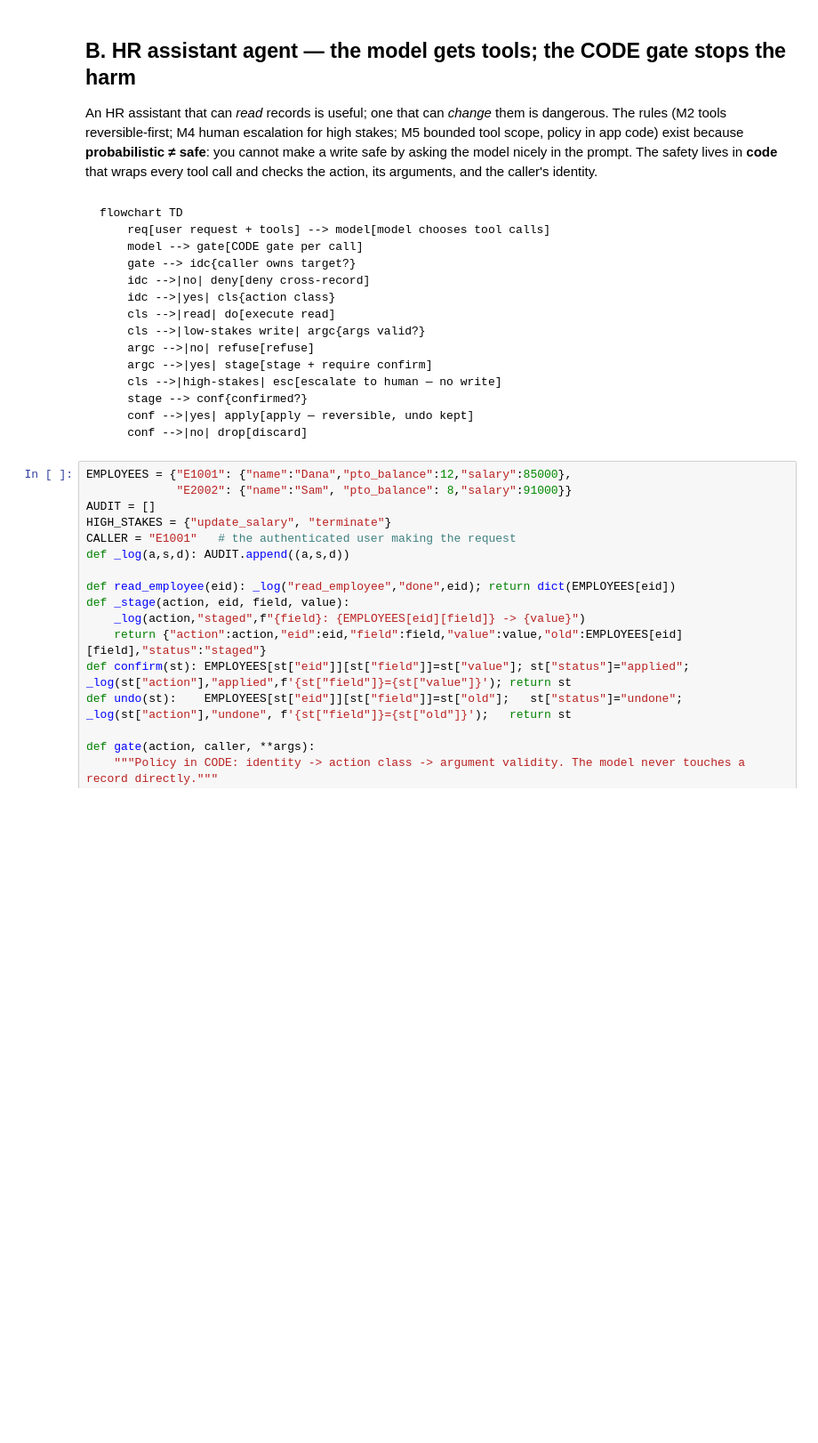
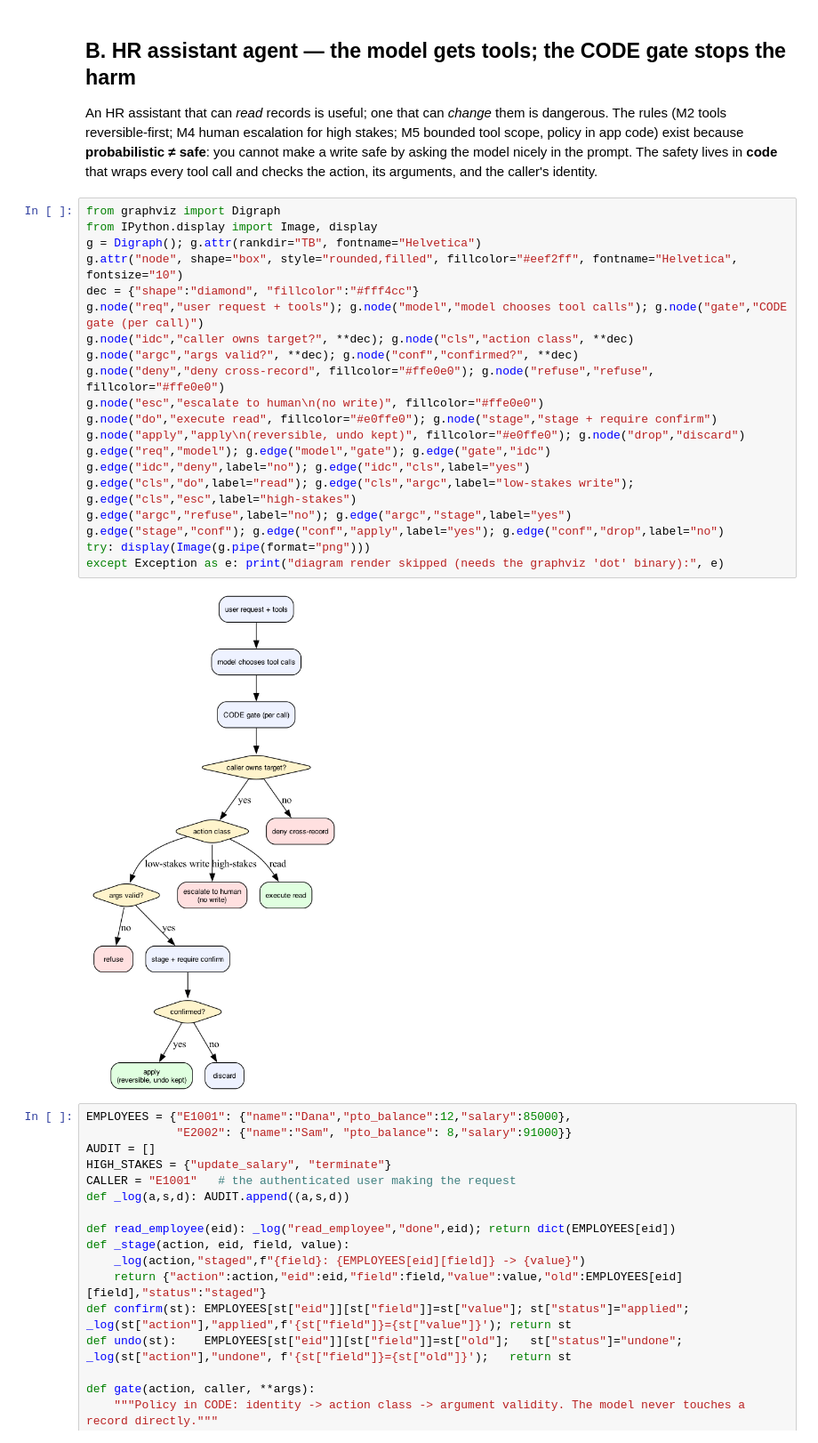
Before and after one commit to alexchilton/ai-architect-labs, a Jupyter notebook: notebooks/nb_case_studies.ipynb, the cells around one changed output. Shown at 89% size. Saved outputs shown, nothing was run; the diff lists cells and outputs as text; blank space fills up the shorter version.

````diff
--- a/notebooks/nb_case_studies.ipynb
+++ b/notebooks/nb_case_studies.ipynb
@@ -115,23 +115,28 @@ graph-RAG answer: Acme can recover up to the fees paid by Beta in the prior 12 m
 ## B. HR assistant agent — the model gets tools; the CODE gate stops the harm
 
 An HR assistant that can *read* records is useful; one that can *change* them is dangerous. The rules (M2 tools reversible-first; M4 human escalation for high stakes; M5 bounded tool scope, policy in app code) exist because **probabilistic ≠ safe**: you cannot make a write safe by asking the model nicely in the prompt. The safety lives in **code** that wraps every tool call and checks the action, its arguments, and the caller's identity.
-# %% [markdown]
-```mermaid
-flowchart TD
-    req[user request + tools] --> model[model chooses tool calls]
-    model --> gate[CODE gate per call]
-    gate --> idc{caller owns target?}
-    idc -->|no| deny[deny cross-record]
-    idc -->|yes| cls{action class}
-    cls -->|read| do[execute read]
-    cls -->|low-stakes write| argc{args valid?}
-    argc -->|no| refuse[refuse]
-    argc -->|yes| stage[stage + require confirm]
-    cls -->|high-stakes| esc[escalate to human — no write]
-    stage --> conf{confirmed?}
-    conf -->|yes| apply[apply — reversible, undo kept]
-    conf -->|no| drop[discard]
-```
+# %%
+from graphviz import Digraph
+from IPython.display import Image, display
+g = Digraph(); g.attr(rankdir="TB", fontname="Helvetica")
+g.attr("node", shape="box", style="rounded,filled", fillcolor="#eef2ff", fontname="Helvetica", fontsize="10")
+dec = {"shape":"diamond", "fillcolor":"#fff4cc"}
+g.node("req","user request + tools"); g.node("model","model chooses tool calls"); g.node("gate","CODE gate (per call)")
+g.node("idc","caller owns target?", **dec); g.node("cls","action class", **dec)
+g.node("argc","args valid?", **dec); g.node("conf","confirmed?", **dec)
+g.node("deny","deny cross-record", fillcolor="#ffe0e0"); g.node("refuse","refuse", fillcolor="#ffe0e0")
+g.node("esc","escalate to human\n(no write)", fillcolor="#ffe0e0")
+g.node("do","execute read", fillcolor="#e0ffe0"); g.node("stage","stage + require confirm")
+g.node("apply","apply\n(reversible, undo kept)", fillcolor="#e0ffe0"); g.node("drop","discard")
+g.edge("req","model"); g.edge("model","gate"); g.edge("gate","idc")
+g.edge("idc","deny",label="no"); g.edge("idc","cls",label="yes")
+g.edge("cls","do",label="read"); g.edge("cls","argc",label="low-stakes write"); g.edge("cls","esc",label="high-stakes")
+g.edge("argc","refuse",label="no"); g.edge("argc","stage",label="yes")
+g.edge("stage","conf"); g.edge("conf","apply",label="yes"); g.edge("conf","drop",label="no")
+try: display(Image(g.pipe(format="png")))
+except Exception as e: print("diagram render skipped (needs the graphviz 'dot' binary):", e)
+# %% [output]
+[figure, added]
 # %%
 EMPLOYEES = {"E1001": {"name":"Dana","pto_balance":12,"salary":85000},
              "E2002": {"name":"Sam", "pto_balance": 8,"salary":91000}}
````
Also changed, not shown: 3 other files.
